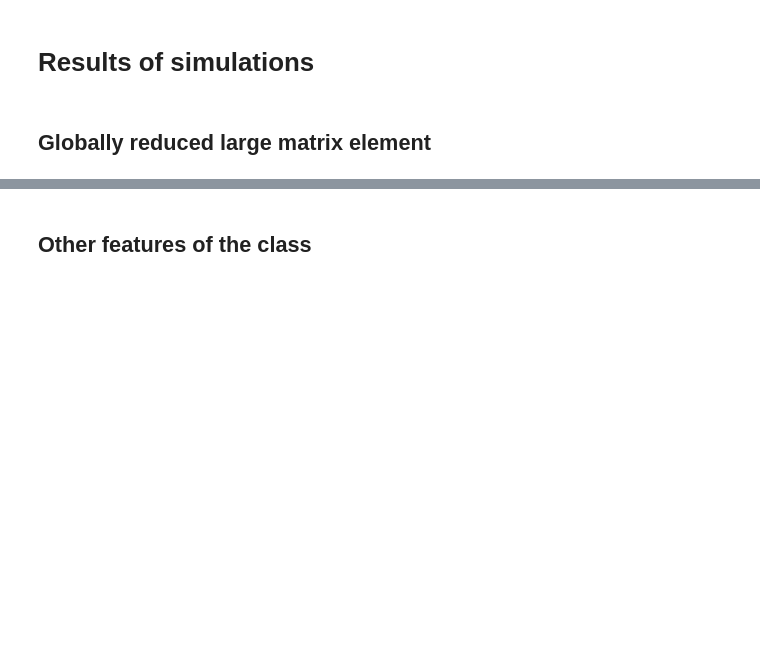
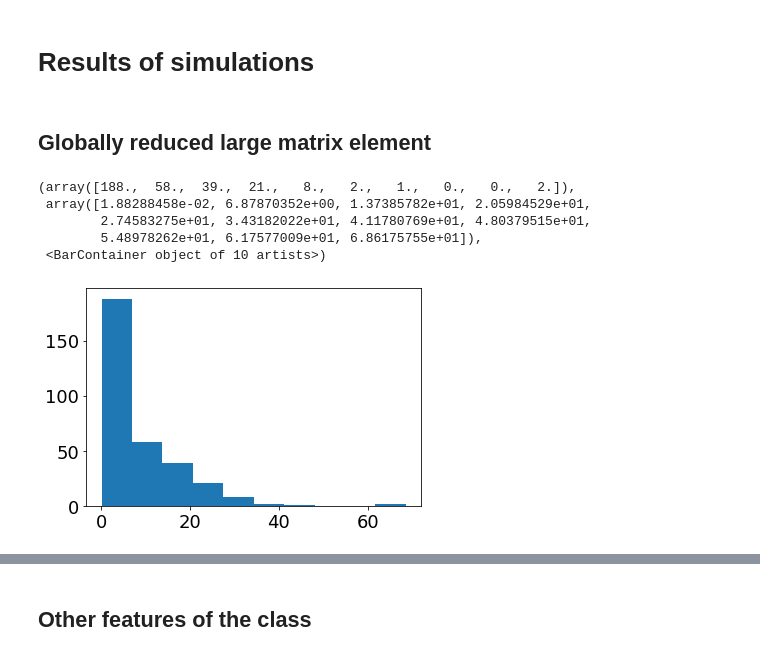
Before and after one commit to zsvizi/r-eff-social-contact-surveys-covid-19-hungary, a Jupyter notebook: figures.ipynb, the cells around one changed output, grey strips where cells are left out. Cells and saved outputs as stored; diff of their text form; code cells hidden in the pictures; blank space fills up the shorter version.

```diff
--- a/figures.ipynb
+++ b/figures.ipynb
@@ -233,2 +249,11 @@ df = sim_1.data.reference_r0_data
 # %%
 from datetime import timedelta
+# %%
+plt.hist(sdf["pos"])
+# %% [output]
+(array([188.,  58.,  39.,  21.,   8.,   2.,   1.,   0.,   0.,   2.]),
+ array([1.88288458e-02, 6.87870352e+00, 1.37385782e+01, 2.05984529e+01,
+        2.74583275e+01, 3.43182022e+01, 4.11780769e+01, 4.80379515e+01,
+        5.48978262e+01, 6.17577009e+01, 6.86175755e+01]),
+ <BarContainer object of 10 artists>)
+[figure, added]
```
Also changed, not shown: parts of 6 cells of this notebook.
